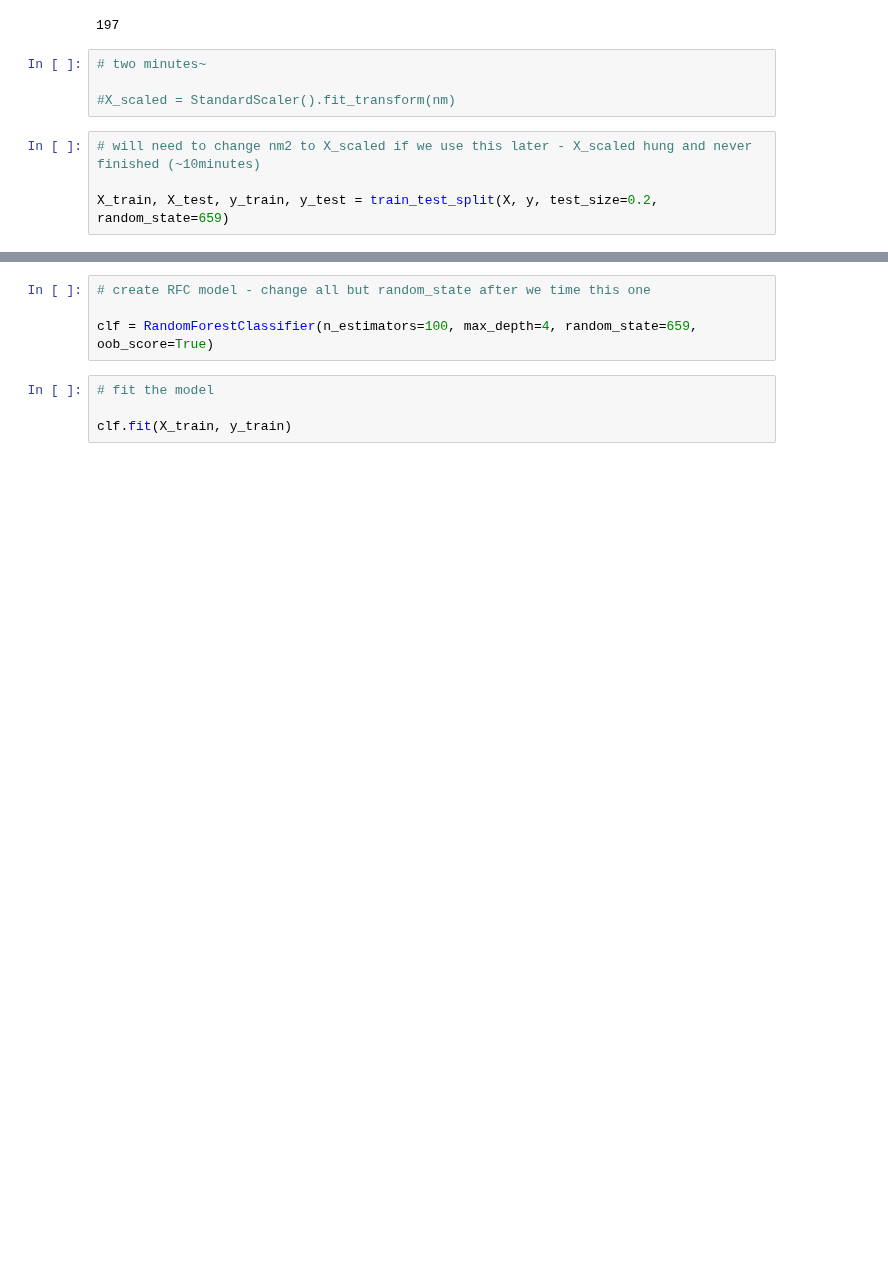
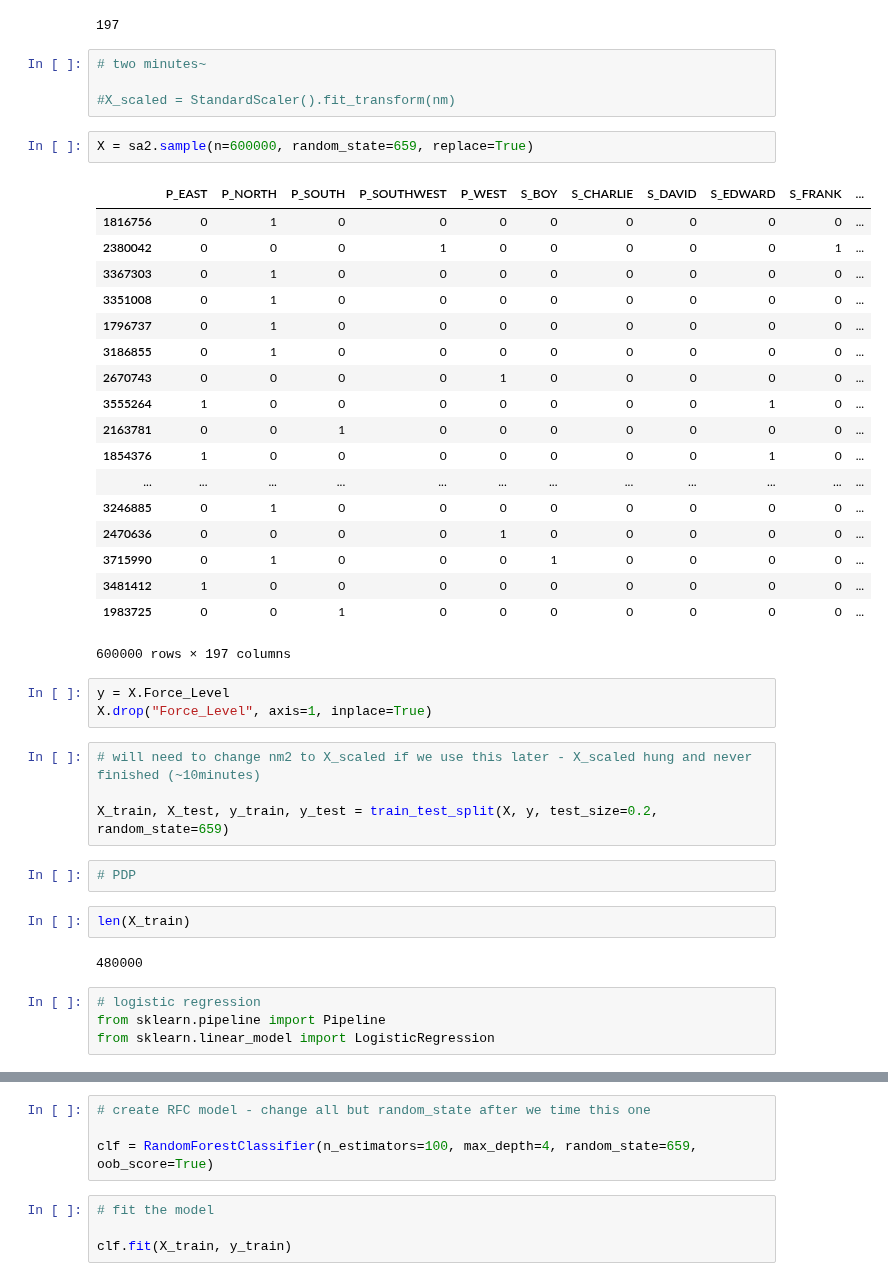
Before and after one commit to SarahMBurgart/use-of-force, a Jupyter notebook: Modeling.ipynb, the cells around one changed output, grey strips where cells are left out. Saved outputs shown, nothing was run; the diff lists cells and outputs as text; blank space fills up the shorter version.

Commit message:
logistic regression model

```diff
--- a/Modeling.ipynb
+++ b/Modeling.ipynb
@@ -456,7 +481,41 @@ len(cols)
 # two minutes~
 
 #X_scaled = StandardScaler().fit_transform(nm)
+# %%
+X = sa2.sample(n=600000, random_state=659, replace=True)
+# %% [output]
+|  | P_EAST | P_NORTH | P_SOUTH | P_SOUTHWEST | P_WEST | S_BOY | S_CHARLIE | S_DAVID | S_EDWARD | S_FRANK | ... |
+| 1816756 | 0 | 1 | 0 | 0 | 0 | 0 | 0 | 0 | 0 | 0 | ... |
+| 2380042 | 0 | 0 | 0 | 1 | 0 | 0 | 0 | 0 | 0 | 1 | ... |
+| 3367303 | 0 | 1 | 0 | 0 | 0 | 0 | 0 | 0 | 0 | 0 | ... |
+| 3351008 | 0 | 1 | 0 | 0 | 0 | 0 | 0 | 0 | 0 | 0 | ... |
+| 1796737 | 0 | 1 | 0 | 0 | 0 | 0 | 0 | 0 | 0 | 0 | ... |
+| 3186855 | 0 | 1 | 0 | 0 | 0 | 0 | 0 | 0 | 0 | 0 | ... |
+| 2670743 | 0 | 0 | 0 | 0 | 1 | 0 | 0 | 0 | 0 | 0 | ... |
+| 3555264 | 1 | 0 | 0 | 0 | 0 | 0 | 0 | 0 | 1 | 0 | ... |
+| 2163781 | 0 | 0 | 1 | 0 | 0 | 0 | 0 | 0 | 0 | 0 | ... |
+| 1854376 | 1 | 0 | 0 | 0 | 0 | 0 | 0 | 0 | 1 | 0 | ... |
+| ... | ... | ... | ... | ... | ... | ... | ... | ... | ... | ... | ... |
+| 3246885 | 0 | 1 | 0 | 0 | 0 | 0 | 0 | 0 | 0 | 0 | ... |
+| 2470636 | 0 | 0 | 0 | 0 | 1 | 0 | 0 | 0 | 0 | 0 | ... |
+| 3715990 | 0 | 1 | 0 | 0 | 0 | 1 | 0 | 0 | 0 | 0 | ... |
+| 3481412 | 1 | 0 | 0 | 0 | 0 | 0 | 0 | 0 | 0 | 0 | ... |
+| 1983725 | 0 | 0 | 1 | 0 | 0 | 0 | 0 | 0 | 0 | 0 | ... |
+600000 rows × 197 columns
+# %%
+y = X.Force_Level
+X.drop("Force_Level", axis=1, inplace=True)
 # %%
 # will need to change nm2 to X_scaled if we use this later - X_scaled hung and never finished (~10minutes)
 
 X_train, X_test, y_train, y_test = train_test_split(X, y, test_size=0.2, random_state=659)
+# %%
+# PDP
+# %%
+len(X_train)
+# %% [output]
+480000
+# %%
+# logistic regression
+from sklearn.pipeline import Pipeline
+from sklearn.linear_model import LogisticRegression
```
Also changed, not shown: parts of 15 cells of this notebook.
